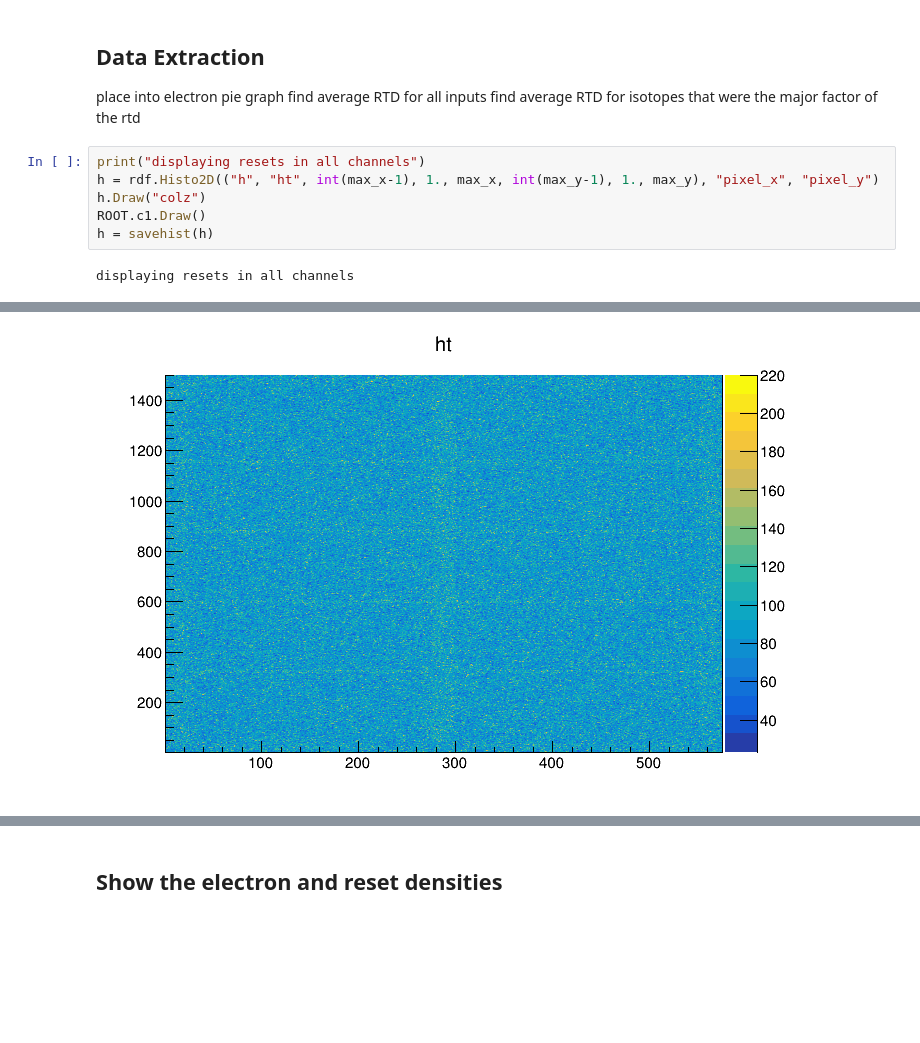
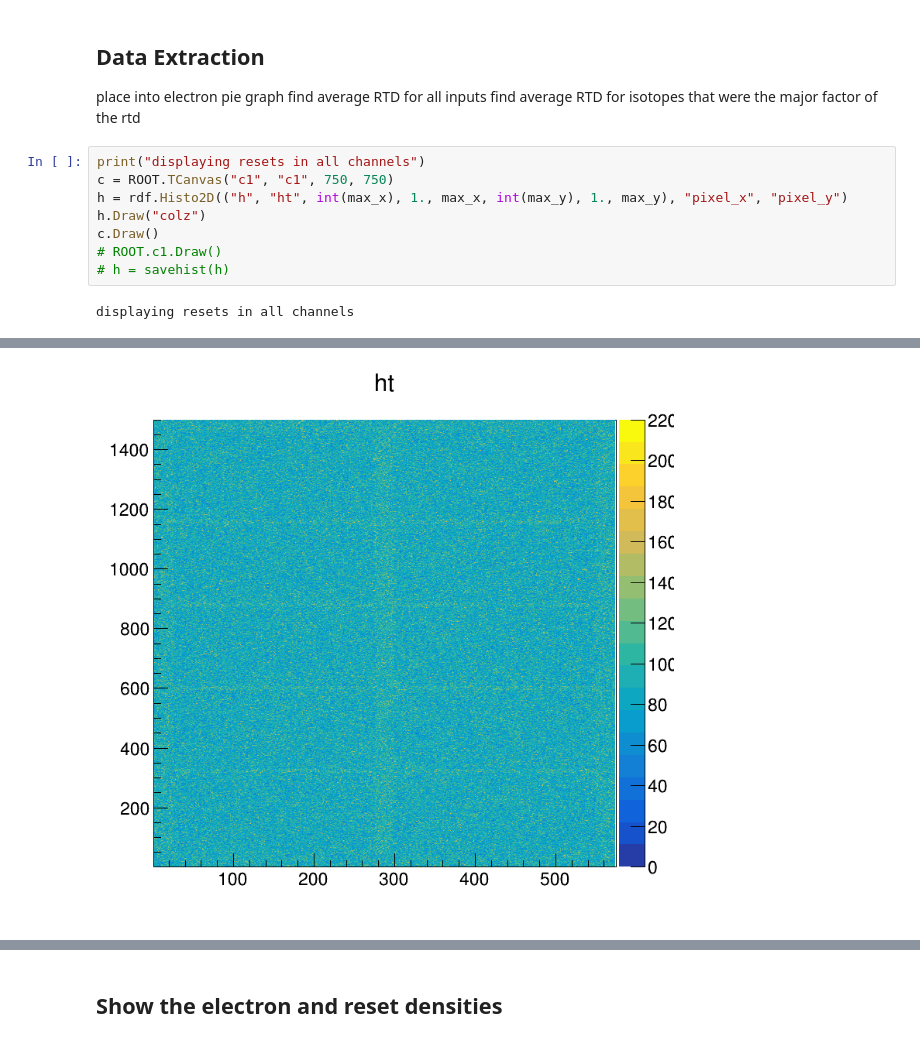
Before and after one commit to kkeefe/qpix-digital, a Jupyter notebook: simulation-rtd/hits/1ks_analysis.ipynb, the cells around one changed output, grey strips where cells are left out. Drawn from its saved outputs; the diff is of its cells as text; blank space fills up the shorter version.

```diff
--- a/simulation-rtd/hits/1ks_analysis.ipynb
+++ b/simulation-rtd/hits/1ks_analysis.ipynb
@@ -83,9 +83,11 @@ find average RTD for all inputs
 find average RTD for isotopes that were the major factor of the rtd
 # %%
 print("displaying resets in all channels")
-h = rdf.Histo2D(("h", "ht", int(max_x-1), 1., max_x, int(max_y-1), 1., max_y), "pixel_x", "pixel_y")
+c = ROOT.TCanvas("c1", "c1", 750, 750)
+h = rdf.Histo2D(("h", "ht", int(max_x), 1., max_x, int(max_y), 1., max_y), "pixel_x", "pixel_y")
 h.Draw("colz")
-ROOT.c1.Draw()
-h = savehist(h)
+c.Draw()
+# ROOT.c1.Draw()
+# h = savehist(h)
 # %% [output]
 displaying resets in all channels
@@ -93,4 +95,4 @@ Info in <TCanvas::MakeDefCanvas>:  created default TCanvas with name c1
-[figure, old version]
+[figure, new version]
 # %%
 c = ROOT.TCanvas("c", "c", 1450, 550)
 c.Divide(2,1)
```
Also changed, not shown: parts of 3 cells of this notebook, 7 other files.
